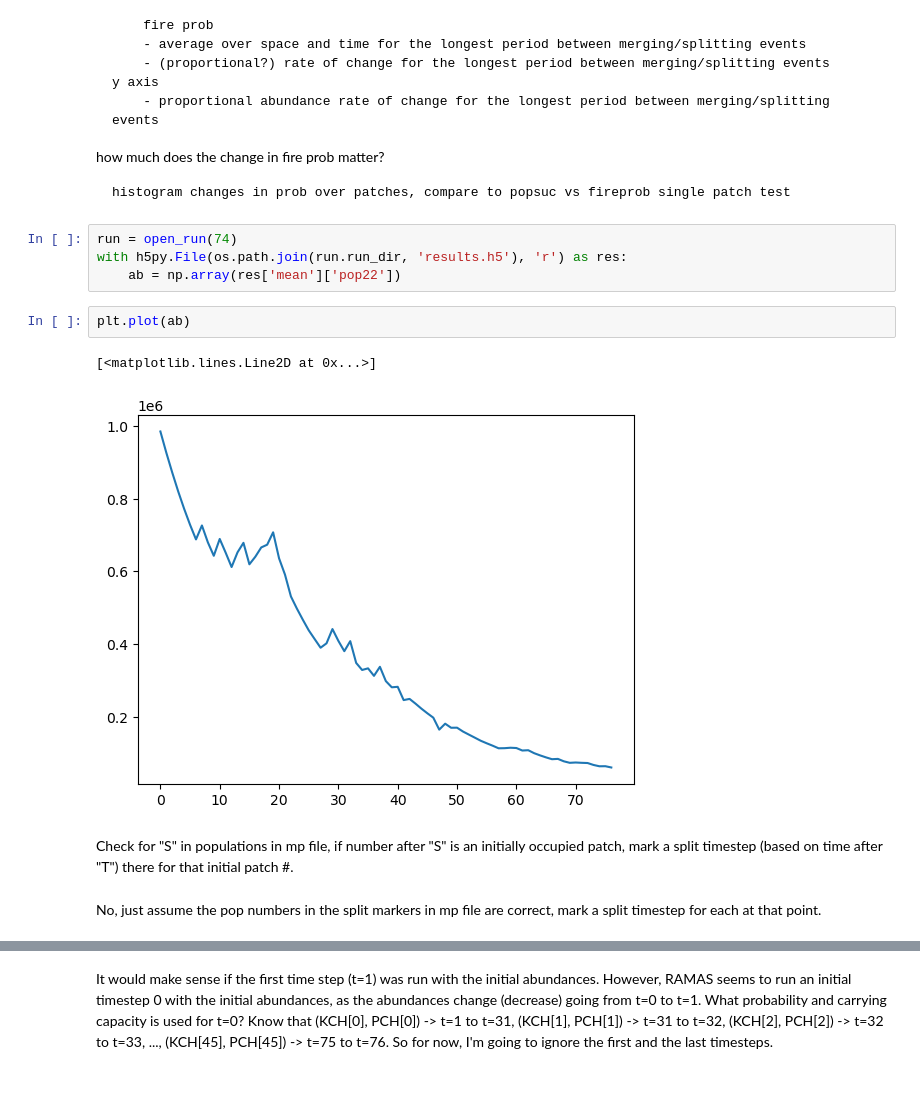
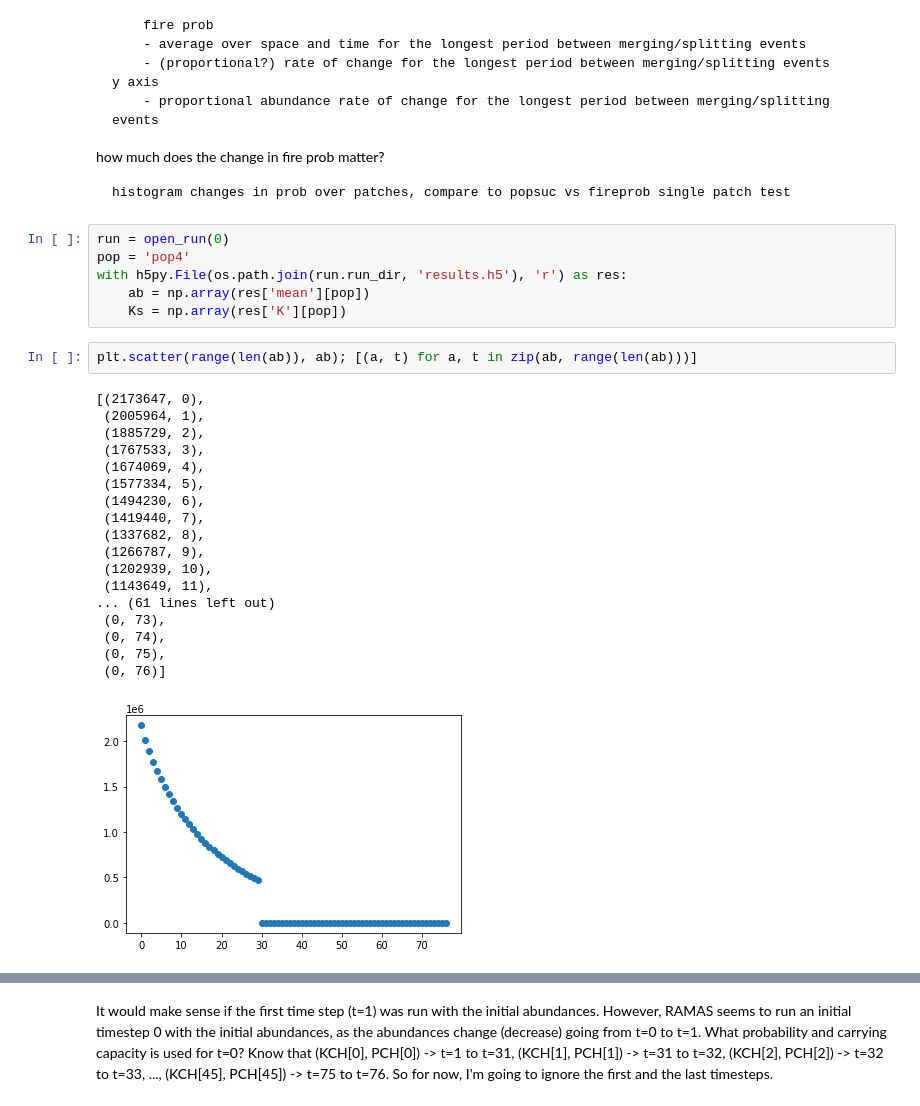
Before and after one commit to patricklawton/TecateCypress, a Jupyter notebook: analysis.ipynb, the cells around one changed output, grey strips where cells are left out. Drawn from its saved outputs; the diff is of its cells as text.

```diff
--- a/analysis.ipynb
+++ b/analysis.ipynb
@@ -39,15 +39,29 @@ how much does the change in fire prob matter?
 
     histogram changes in prob over patches, compare to popsuc vs fireprob single patch test
 # %%
-run = open_run(74)
+run = open_run(0)
+pop = 'pop4'
 with h5py.File(os.path.join(run.run_dir, 'results.h5'), 'r') as res:
-    ab = np.array(res['mean']['pop22'])
+    ab = np.array(res['mean'][pop])
+    Ks = np.array(res['K'][pop])
 # %%
-plt.plot(ab)
+plt.scatter(range(len(ab)), ab); [(a, t) for a, t in zip(ab, range(len(ab)))]
 # %% [output]
-[<matplotlib.lines.Line2D at 0x...>]
+[(2173647, 0),
+ (2005964, 1),
+ (1885729, 2),
+ (1767533, 3),
+ (1674069, 4),
+ (1577334, 5),
+ (1494230, 6),
+ (1419440, 7),
+ (1337682, 8),
+ (1266787, 9),
+ (1202939, 10),
+ (1143649, 11),
+... (61 lines left out)
+ (0, 73),
+ (0, 74),
+ (0, 75),
+ (0, 76)]
-[figure, old version]
+[figure, new version]
-# %% [markdown]
-Check for "S" in populations in mp file, if number after "S" is an initially occupied patch, mark a split timestep (based on time after "T") there for that initial patch #.
-# %% [markdown]
-No, just assume the pop numbers in the split markers in mp file are correct, mark a split timestep for each at that point.
```
Also changed, not shown: parts of 19 cells of this notebook, 3 other files.
